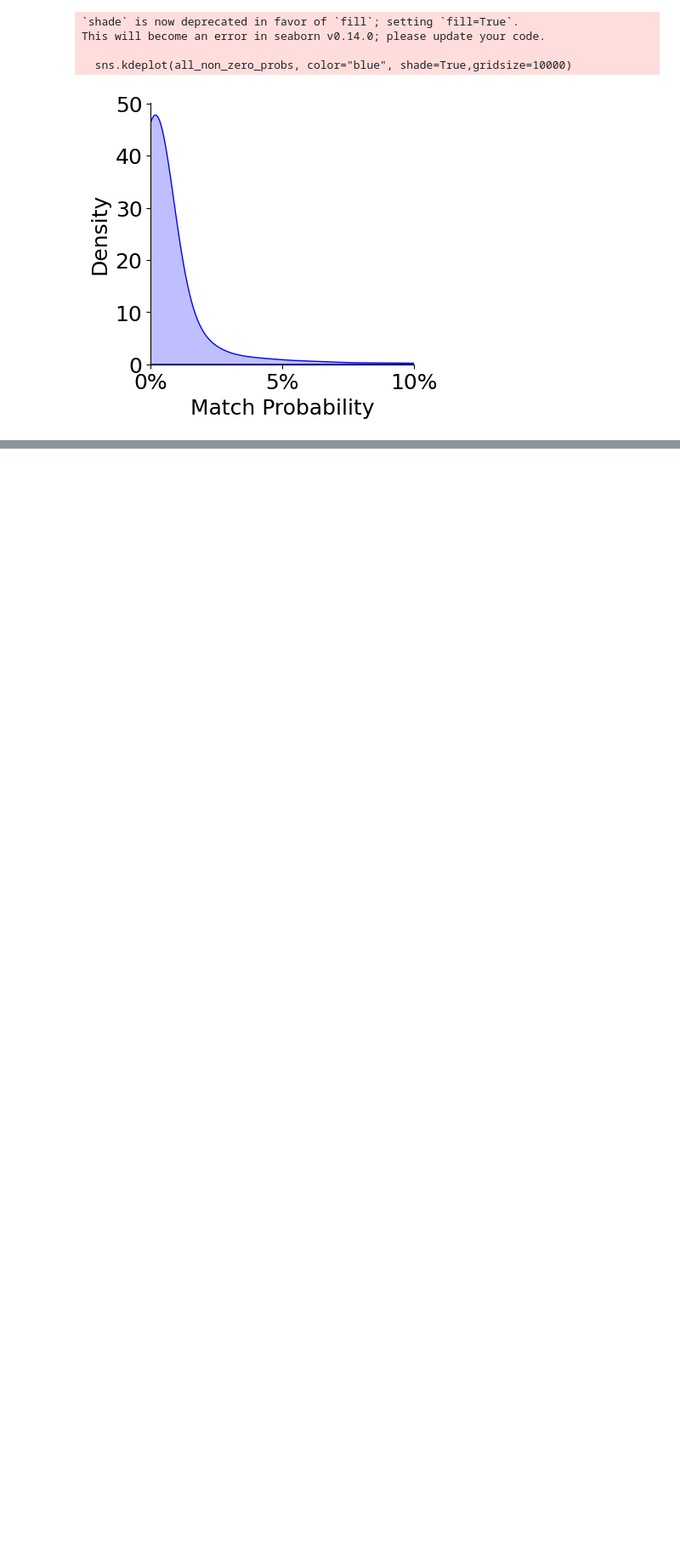
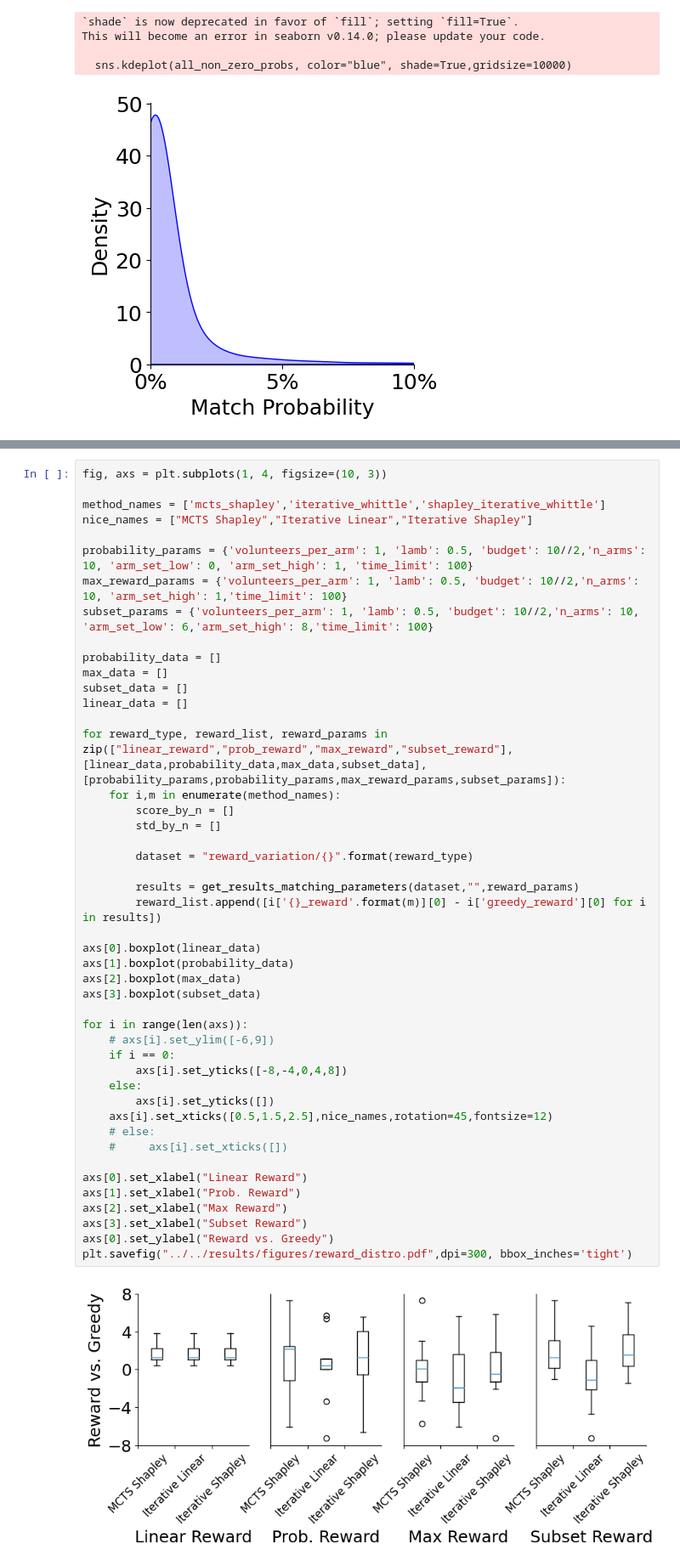
Before and after one commit to naveenr414/food-rescue-rmab, a Jupyter notebook: scripts/notebooks/Plotting.ipynb, the cells around one changed output, grey strips where cells are left out. Shown at 85% size. Saved outputs shown, nothing was run; the diff lists cells and outputs as text; blank space fills up the shorter version.

```diff
--- a/scripts/notebooks/Plotting.ipynb
+++ b/scripts/notebooks/Plotting.ipynb
@@ -941 +435,49 @@ This will become an error in seaborn v0.14.0; please update your code.
+# %%
+fig, axs = plt.subplots(1, 4, figsize=(10, 3))
+
+method_names = ['mcts_shapley','iterative_whittle','shapley_iterative_whittle']
+nice_names = ["MCTS Shapley","Iterative Linear","Iterative Shapley"]
+
+probability_params = {'volunteers_per_arm': 1, 'lamb': 0.5, 'budget': 10//2,'n_arms': 10, 'arm_set_low': 0, 'arm_set_high': 1, 'time_limit': 100}
+max_reward_params = {'volunteers_per_arm': 1, 'lamb': 0.5, 'budget': 10//2,'n_arms': 10, 'arm_set_high': 1,'time_limit': 100}
+subset_params = {'volunteers_per_arm': 1, 'lamb': 0.5, 'budget': 10//2,'n_arms': 10, 'arm_set_low': 6,'arm_set_high': 8,'time_limit': 100}
+
+probability_data = []
+max_data = []
+subset_data = []
+linear_data = []
+
+for reward_type, reward_list, reward_params in zip(["linear_reward","prob_reward","max_reward","subset_reward"],[linear_data,probability_data,max_data,subset_data],[probability_params,probability_params,max_reward_params,subset_params]):
+    for i,m in enumerate(method_names):
+        score_by_n = []
+        std_by_n = []
+
+        dataset = "reward_variation/{}".format(reward_type)
+
+        results = get_results_matching_parameters(dataset,"",reward_params)
+        reward_list.append([i['{}_reward'.format(m)][0] - i['greedy_reward'][0] for i in results])
+
+axs[0].boxplot(linear_data)
+axs[1].boxplot(probability_data)
+axs[2].boxplot(max_data)
+axs[3].boxplot(subset_data)
+
+for i in range(len(axs)):
+    # axs[i].set_ylim([-6,9])
+    if i == 0:
+        axs[i].set_yticks([-8,-4,0,4,8])
+    else:
+        axs[i].set_yticks([])
+    axs[i].set_xticks([0.5,1.5,2.5],nice_names,rotation=45,fontsize=12)
+    # else:
+    #     axs[i].set_xticks([])
+
+axs[0].set_xlabel("Linear Reward")
+axs[1].set_xlabel("Prob. Reward")
+axs[2].set_xlabel("Max Reward")
+axs[3].set_xlabel("Subset Reward")
+axs[0].set_ylabel("Reward vs. Greedy")
+plt.savefig("../../results/figures/reward_distro.pdf",dpi=300, bbox_inches='tight')
+# %% [output]
+[figure, added]
 # %% [markdown]
```
Also changed, not shown: parts of 48 cells of this notebook, 33 other files.
